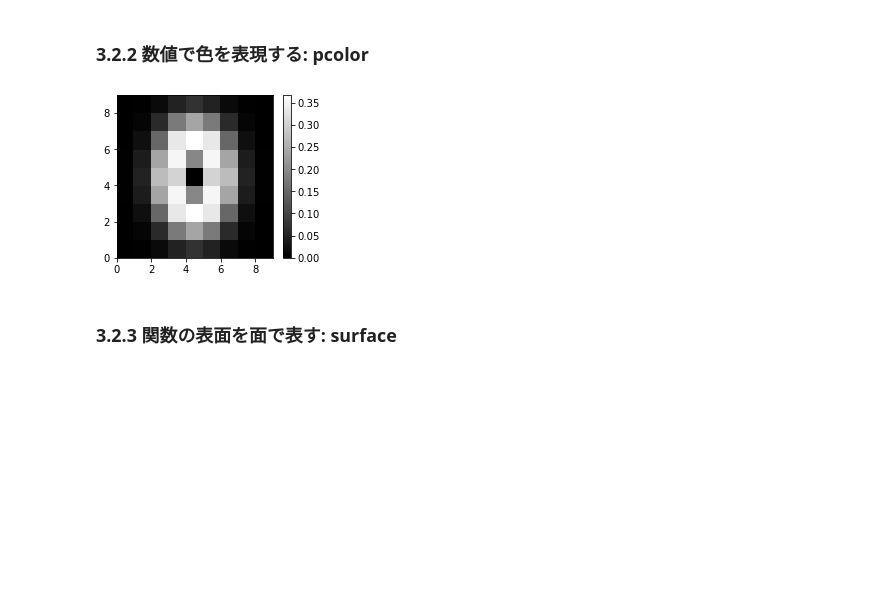
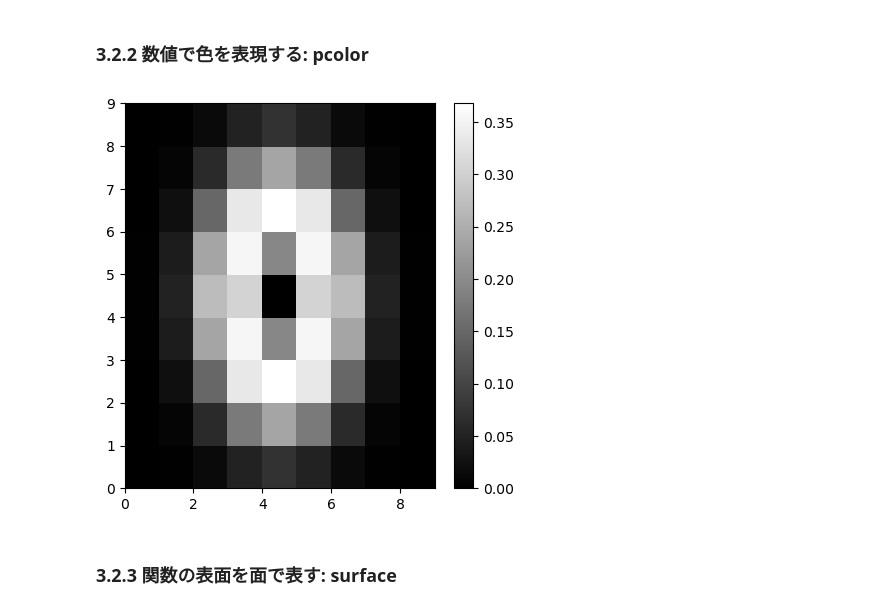
Before and after one commit to maripie24/test_memo, a Jupyter notebook: python_atarasi_kikai_daisan_sample/Chapter3.ipynb, the cells around one changed output. Saved outputs shown, nothing was run; the diff lists cells and outputs as text; code cells hidden in the pictures; blank space fills up the shorter version.

```diff
--- a/python_atarasi_kikai_daisan_sample/Chapter3.ipynb
+++ b/python_atarasi_kikai_daisan_sample/Chapter3.ipynb
@@ -207,13 +207,18 @@ print(np.round(y, 1))
 ### 3.2.2 数値で色を表現する: pcolor
 # %%
 # リスト 3-3-(4)
-plt.figure(figsize=(3.5, 3))
+plt.figure(figsize=(5,5))
+
 plt.gray()       # (A) 描画色を灰色の階調に指定
+# plt.jet()
+# plt.pink()
+# plt.bone()
+
 plt.pcolor(y)    # (B) 配列の値を色で表示
 plt.colorbar()   # (C) カラーバーを表示
 plt.show()
 # %% [output]
-[figure, old version]
+[figure, new version]
 # %% [markdown]
 ### 3.2.3 関数の表面を面で表す: surface
 # %%
```
Also changed, not shown: parts of 6 cells of this notebook, 4 other files.
